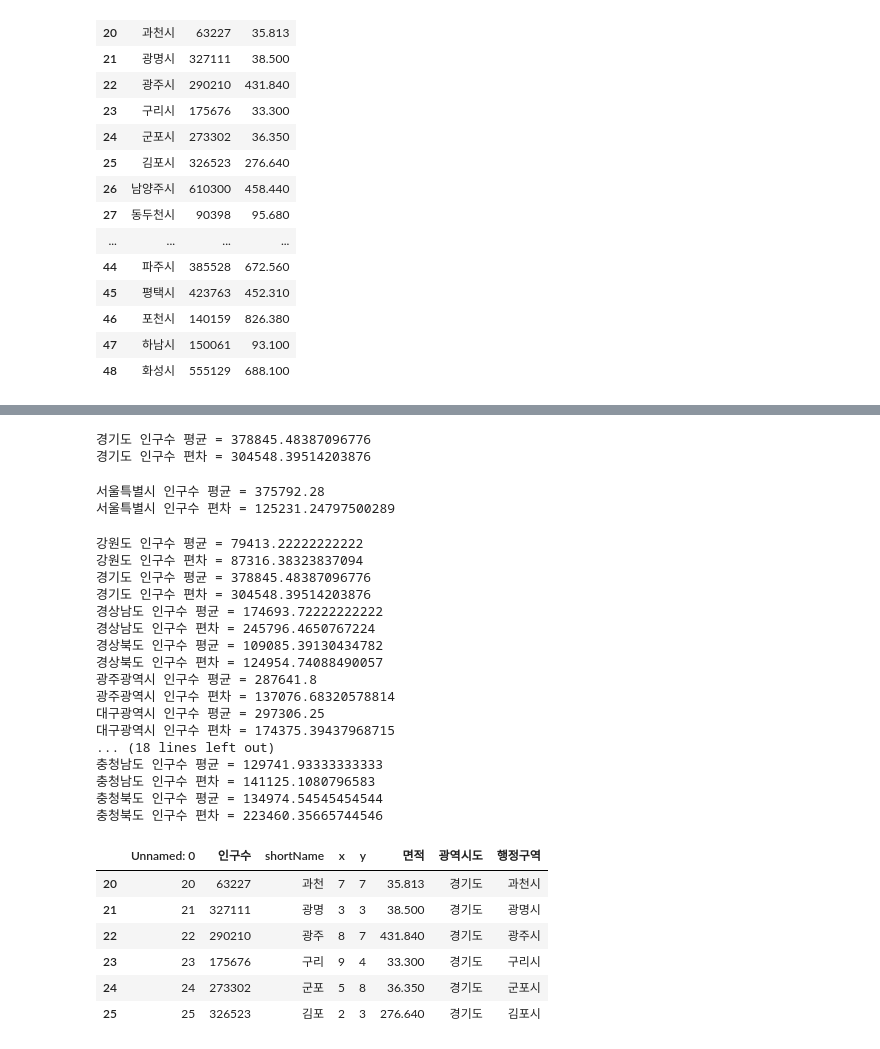
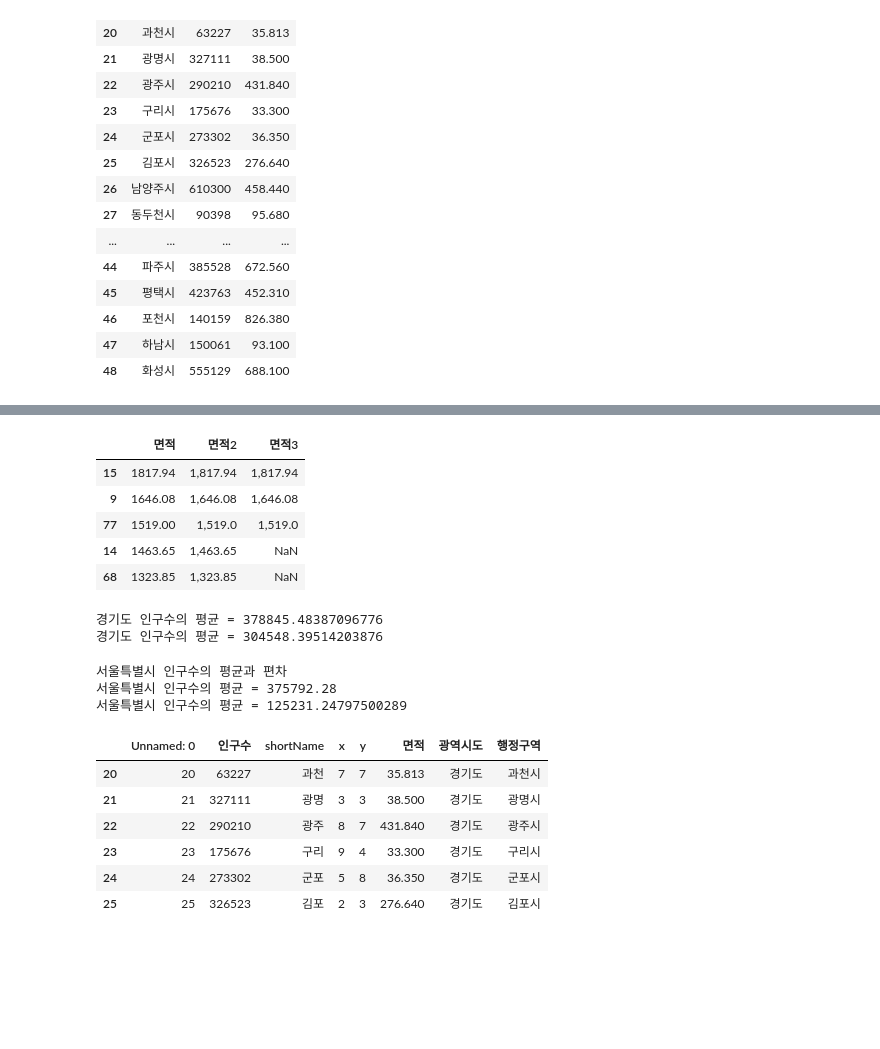
Before and after one commit to Jangdochi/python_webscraping_analysis, a Jupyter notebook: 03.행정구역정보_분석과시각화.ipynb, the cells around one changed output, grey strips where cells are left out. Cells and saved outputs as stored; diff of their text form; code cells hidden in the pictures; blank space fills up the shorter version.

```diff
--- a/03.행정구역정보_분석과시각화.ipynb
+++ b/03.행정구역정보_분석과시각화.ipynb
@@ -394,7 +379,20 @@ Name: count, dtype: int64
+# %%
+#면적 컬럼이 1500이상인 면적3을 만들어라
+area_1000.loc[area_1000['면적']>1500,'면적3'] = area_1000['면적'].map('{:,}'.format)
+area_1000[['면적','면적2','면적3']].head()
+# %% [output]
+|  | 면적 | 면적2 | 면적3 |
+| 15 | 1817.94 | 1,817.94 | 1,817.94 |
+| 9 | 1646.08 | 1,646.08 | 1,646.08 |
+| 77 | 1519.00 | 1,519.0 | 1,519.0 |
+| 14 | 1463.65 | 1,463.65 | NaN |
+| 68 | 1323.85 | 1,323.85 | NaN |
 # %%
 #경기도 인구수의 평균과 표준편차
+print(f'경기도 인구수의 평균 = {gy_df['인구수'].mean()}')
+print(f'경기도 인구수의 평균 = {gy_df['인구수'].std()}')
 # %% [output]
-경기도 인구수 평균 = 378845.48387096776
-경기도 인구수 편차 = 304548.39514203876
+경기도 인구수의 평균 = 378845.48387096776
+경기도 인구수의 평균 = 304548.39514203876
 # %%
 #광역시도명을 인자로 받아서 해당 광역시에 속한 행정구역들의 인구수의 평균과 편차 구하기
@@ -403,28 +405,13 @@ def pop_mean_std(sido_name):
 # %%
-pop_mean_std('서울특별시')
+pop_mean_std(data,'서울특별시')
 # %% [output]
-서울특별시 인구수 평균 = 375792.28
-서울특별시 인구수 편차 = 125231.24797500289
+서울특별시 인구수의 평균과 편차
+서울특별시 인구수의 평균 = 375792.28
+서울특별시 인구수의 평균 = 125231.24797500289
 # %%
 # Unique한 광역시도명 순회하면서  광역시도명을 출력합니다.
+for sido_name in data['광역시도'].unique() :
+    pop_mean_std(data,sido_name)
-# %% [output]
-강원도 인구수 평균 = 79413.22222222222
-강원도 인구수 편차 = 87316.38323837094
-경기도 인구수 평균 = 378845.48387096776
-경기도 인구수 편차 = 304548.39514203876
-경상남도 인구수 평균 = 174693.72222222222
-경상남도 인구수 편차 = 245796.4650767224
-경상북도 인구수 평균 = 109085.39130434782
-경상북도 인구수 편차 = 124954.74088490057
-광주광역시 인구수 평균 = 287641.8
-광주광역시 인구수 편차 = 137076.68320578814
-대구광역시 인구수 평균 = 297306.25
-대구광역시 인구수 편차 = 174375.39437968715
-... (18 lines left out)
-충청남도 인구수 평균 = 129741.93333333333
-충청남도 인구수 편차 = 141125.1080796583
-충청북도 인구수 평균 = 134974.54545454544
-충청북도 인구수 편차 = 223460.35665744546
 # %%
 #loc[] 사용
 #인덱스가 20 부터 25까지
```
Also changed, not shown: parts of 13 cells of this notebook.
